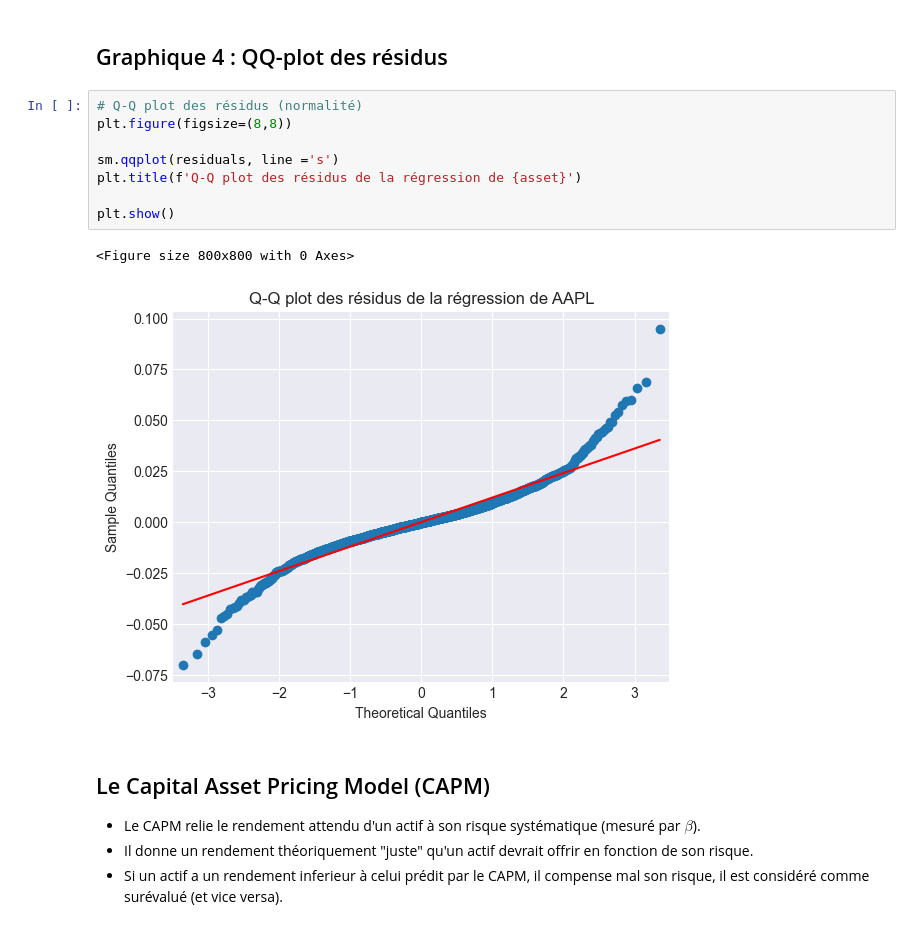
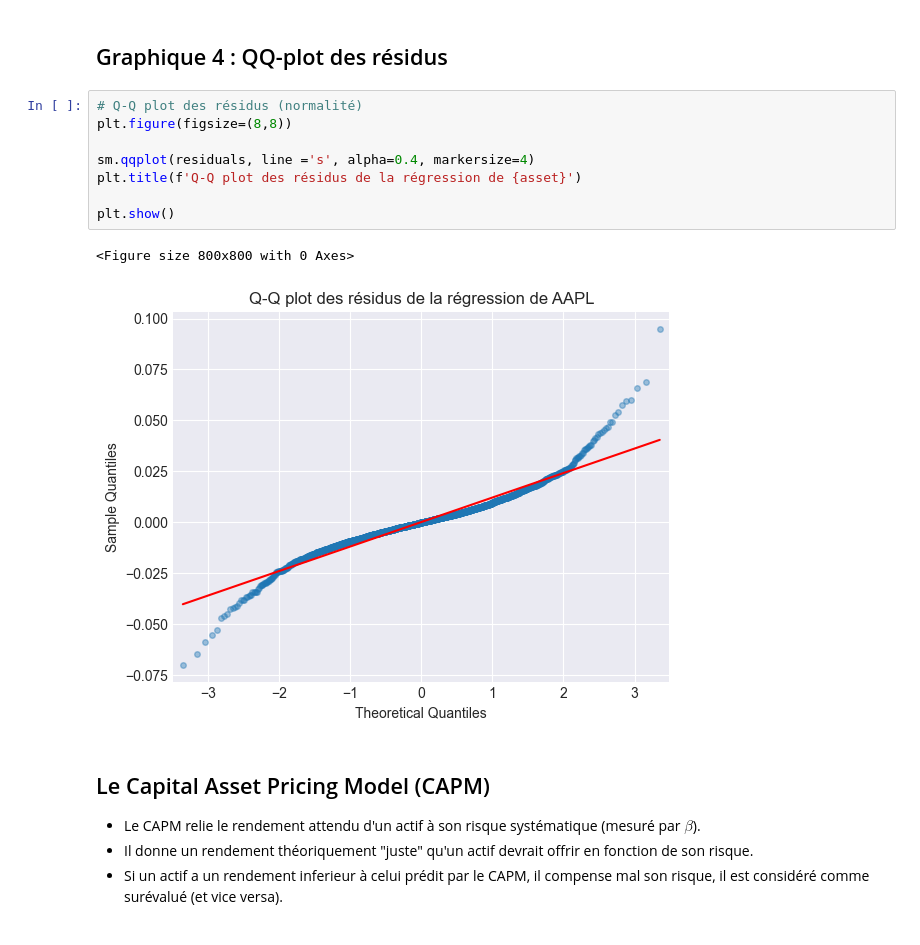
Before and after one commit to luca-dupont2/quant-101-workshops, a Jupyter notebook: 02_regression_alpha_beta/regression_alpha_beta.ipynb, the cells around one changed output. Drawn from its saved outputs; the diff is of its cells as text.

Commit message:
Change qq plot formatting

```diff
--- a/02_regression_alpha_beta/regression_alpha_beta.ipynb
+++ b/02_regression_alpha_beta/regression_alpha_beta.ipynb
@@ -226,14 +226,14 @@ plt.show()
 # %%
 # Q-Q plot des résidus (normalité)
 plt.figure(figsize=(8,8))
 
-sm.qqplot(residuals, line ='s')
+sm.qqplot(residuals, line ='s', alpha=0.4, markersize=4)
 plt.title(f'Q-Q plot des résidus de la régression de {asset}')
 
 plt.show()
 # %% [output]
 <Figure size 800x800 with 0 Axes>
-[figure, old version]
+[figure, new version]
 # %% [markdown]
 ## Le Capital Asset Pricing Model (CAPM)
 - Le CAPM relie le rendement attendu d'un actif à son risque systématique (mesuré par $\beta$).
```
